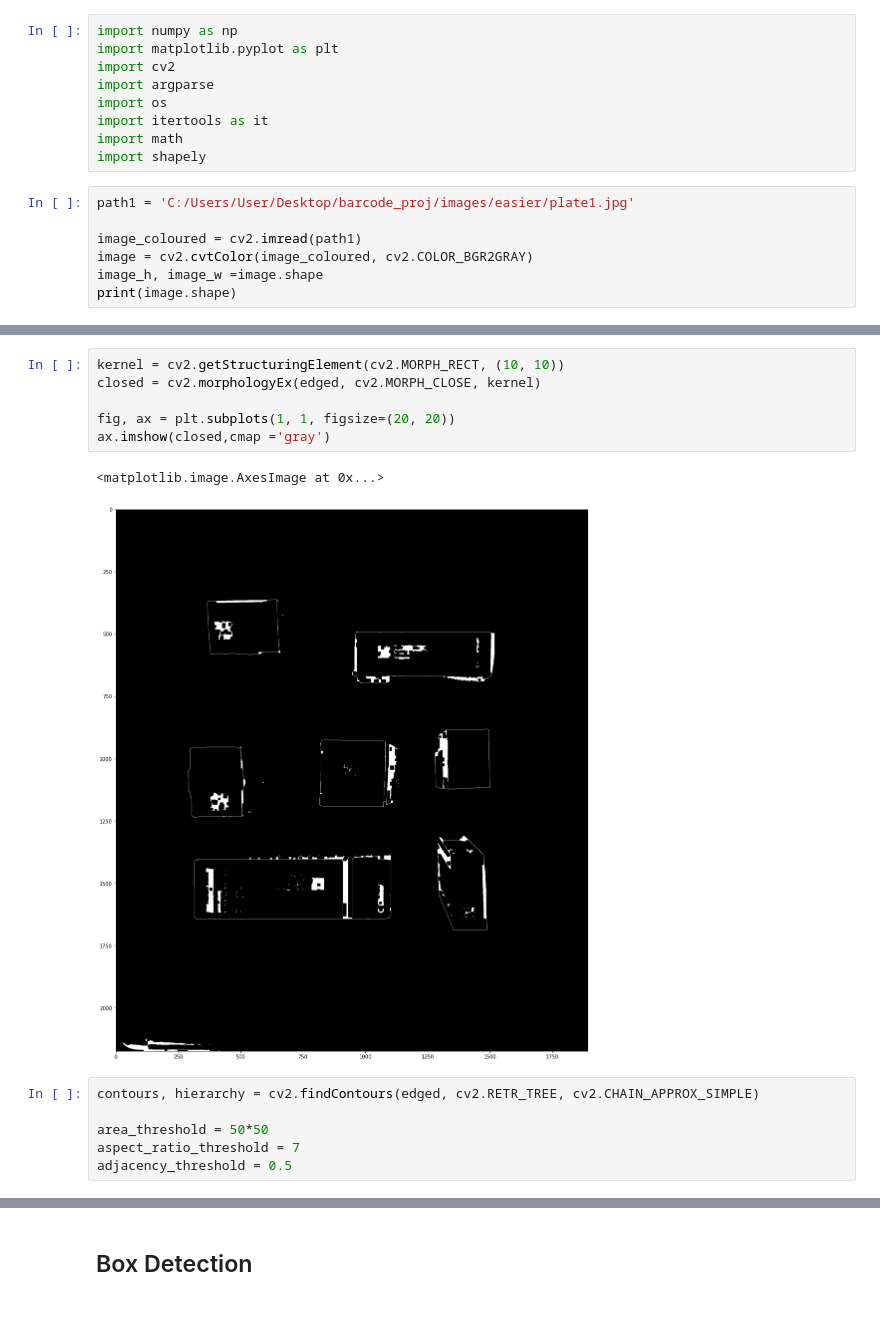
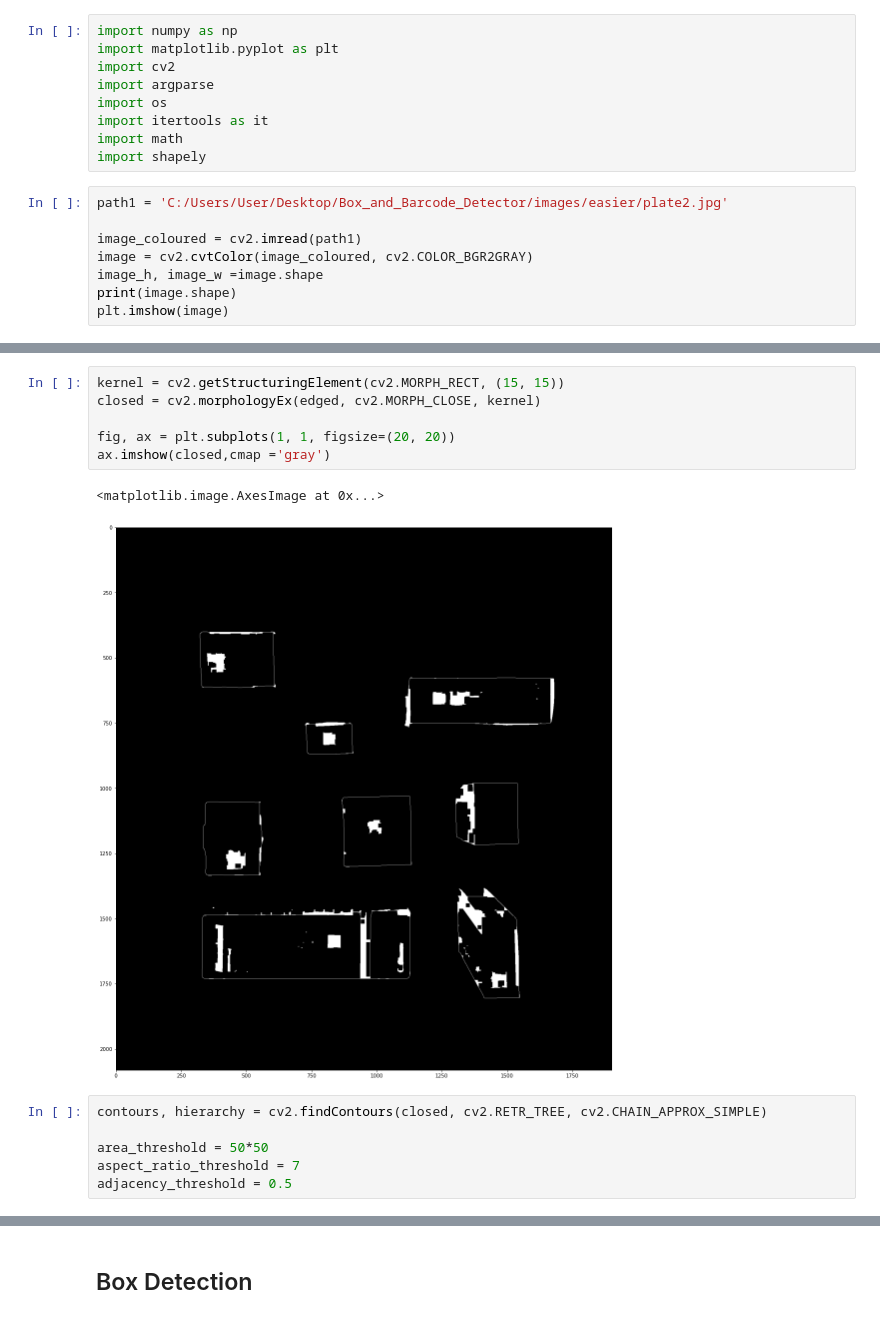
Before and after one commit to Ertugrulmert/Multi_Matrix_Reader, a Jupyter notebook: Version-3.ipynb, the cells around one changed output, grey strips where cells are left out. Cells and saved outputs as stored; diff of their text form.

```diff
--- a/Version-3.ipynb
+++ b/Version-3.ipynb
@@ -8,10 +8,11 @@ import itertools as it
 import math
 import shapely
 # %%
-path1 = 'C:/Users/User/Desktop/barcode_proj/images/easier/plate1.jpg'
+path1 = 'C:/Users/User/Desktop/Box_and_Barcode_Detector/images/easier/plate2.jpg'
 
 image_coloured = cv2.imread(path1)
 image = cv2.cvtColor(image_coloured, cv2.COLOR_BGR2GRAY)
 image_h, image_w =image.shape
 print(image.shape)
+plt.imshow(image)
 # %% [output]
@@ -53,14 +56,14 @@ ax.imshow(edged,cmap ='gray')
 # %%
-kernel = cv2.getStructuringElement(cv2.MORPH_RECT, (10, 10))
+kernel = cv2.getStructuringElement(cv2.MORPH_RECT, (15, 15))
 closed = cv2.morphologyEx(edged, cv2.MORPH_CLOSE, kernel)
 
 fig, ax = plt.subplots(1, 1, figsize=(20, 20))
 ax.imshow(closed,cmap ='gray')
 # %% [output]
 <matplotlib.image.AxesImage at 0x...>
-[figure, old version]
+[figure, new version]
 # %%
-contours, hierarchy = cv2.findContours(edged, cv2.RETR_TREE, cv2.CHAIN_APPROX_SIMPLE)
+contours, hierarchy = cv2.findContours(closed, cv2.RETR_TREE, cv2.CHAIN_APPROX_SIMPLE)
 
 area_threshold = 50*50
 aspect_ratio_threshold = 7
```
Also changed, not shown: parts of 6 cells of this notebook, 2 other files.
